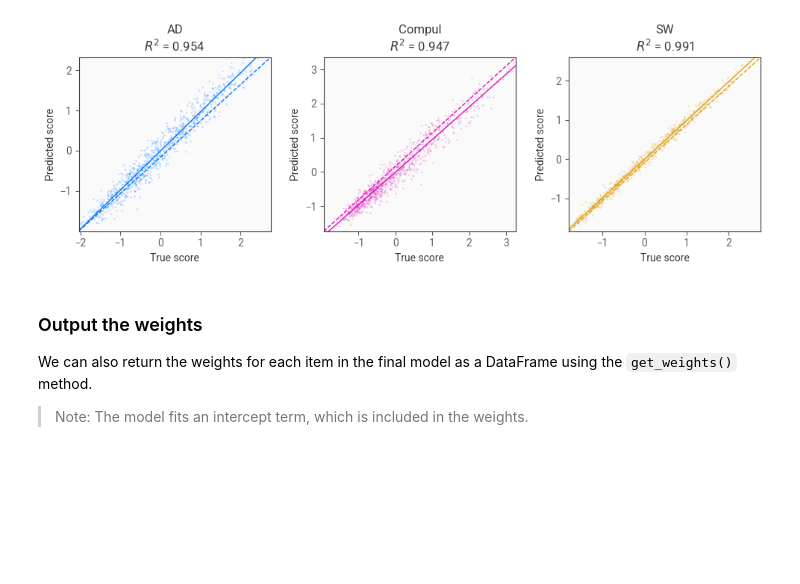
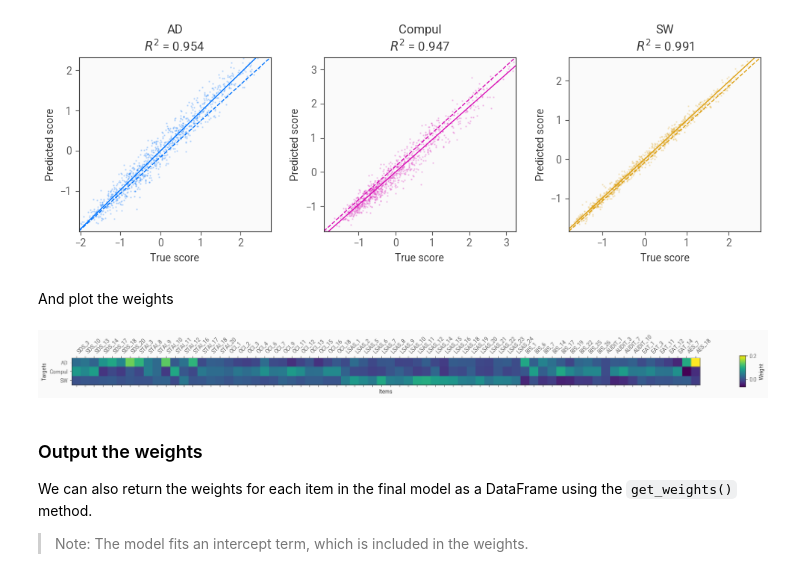
Before and after one commit to the-wise-lab/FACSIMILE, a Jupyter notebook: docs/examples/tutorial.ipynb, the cells around one changed output. Cells and saved outputs as stored; diff of their text form; code cells hidden in the pictures; blank space fills up the shorter version.

```diff
--- a/docs/examples/tutorial.ipynb
+++ b/docs/examples/tutorial.ipynb
@@ -182,6 +182,12 @@ y_pred_70 = best_clf_70.predict(X_test)
 plot_predictions(y_test, y_pred_70, ["AD", "Compul", "SW"], scale=1)
 # %% [output]
 [figure]
+# %% [markdown]
+And plot the weights
+# %%
+best_clf_70.plot_weights()
+# %% [output]
+[figure, added]
 # %% [markdown]
 ### Output the weights
 
```
Also changed, not shown: parts of 2 cells of this notebook, 2 other files.
